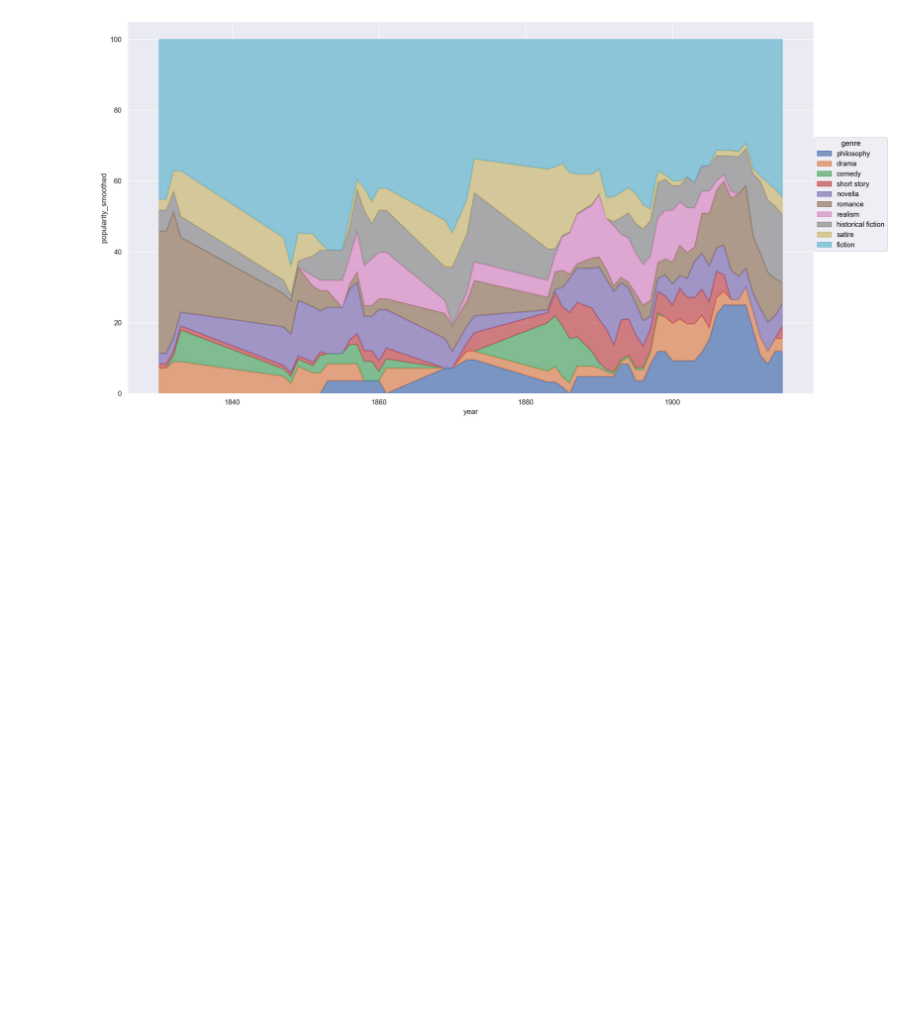
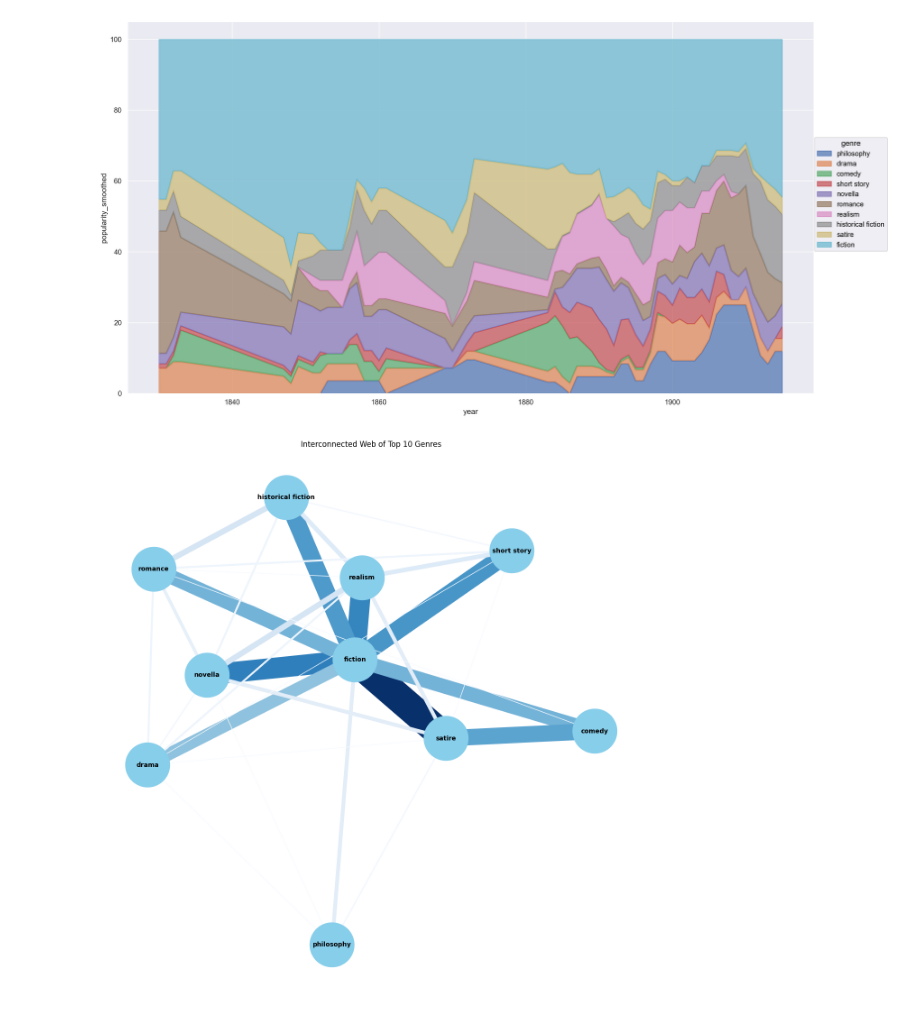
Before and after one commit to AlistairKeiller/russian_lit, a Jupyter notebook: gemini.ipynb, the cells around one changed output. Cells and saved outputs as stored; diff of their text form; code cells hidden in the pictures; blank space fills up the shorter version.

```diff
--- a/gemini.ipynb
+++ b/gemini.ipynb
@@ -126,7 +129,7 @@ except:
         get_genres(text, title)
         for text, title in tqdm(zip(df["text"], df["name"]), desc="Generating genres")
     ]
-    df.to_csv("gemini.csv", index=False)
+    df.drop("text").to_csv("gemini.csv", index=False)
 # %%
 df = df.dropna()
 df["genres_list"] = df["genres"].map(lambda x: x.strip().lower().split(", "))
@@ -164,3 +167,21 @@ so.Plot(
 )
 # %% [output]
 [figure]
+# %%
+top_genres = df['genres_list'].explode("genres_list").value_counts().head(10).index
+genre_pairs = df['genres_list'].apply(lambda x: [frozenset([a, b]) for i, a in enumerate(x) for b in x[i+1:] if a in top_genres and b in top_genres])
+genre_connections = genre_pairs.explode().value_counts()
+
+G = nx.Graph()
+for connection, weight in genre_connections.items():
+    genre1, genre2 = list(connection)
+    G.add_edge(genre1, genre2, weight=weight)
+
+plt.figure(figsize=(12, 12))
+pos = nx.spring_layout(G, k=0.3)
+weights = [G[u][v]['weight'] for u, v in G.edges()]
+nx.draw(G, pos, with_labels=True, node_size=5000, node_color='skyblue', font_size=10, font_weight='bold', width=weights, edge_color=weights, edge_cmap=plt.cm.Blues)
+plt.title("Interconnected Web of Top 10 Genres")
+plt.show()
+# %% [output]
+[figure, added]
```
Also changed, not shown: parts of 4 cells of this notebook.
